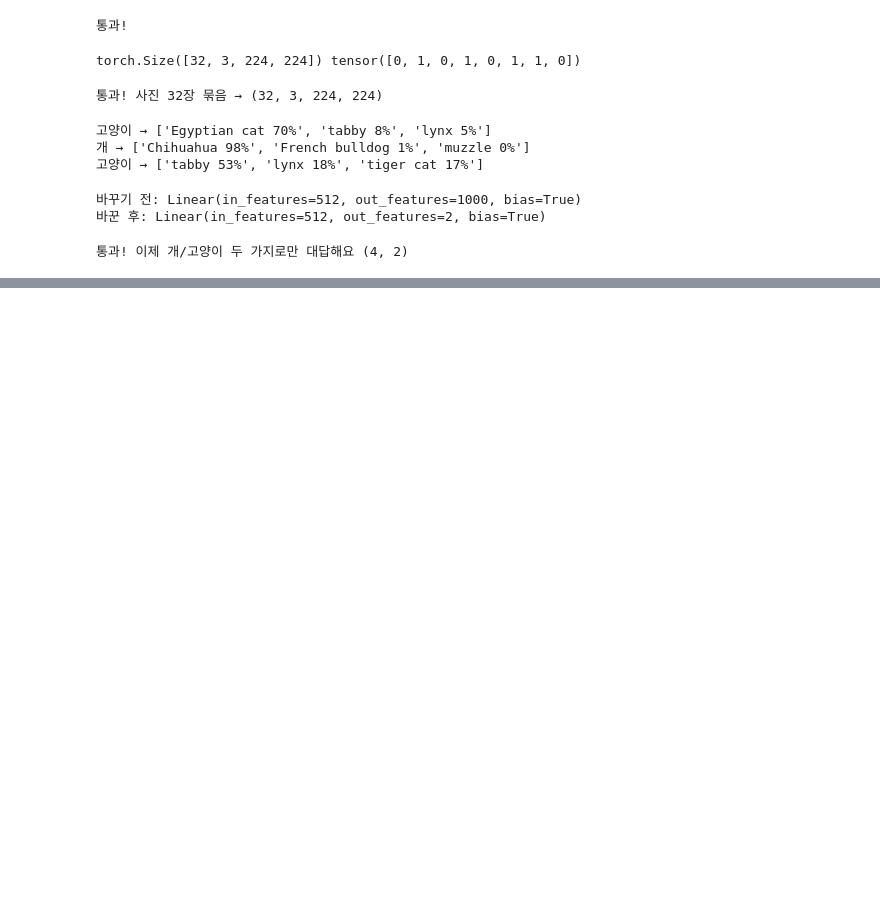
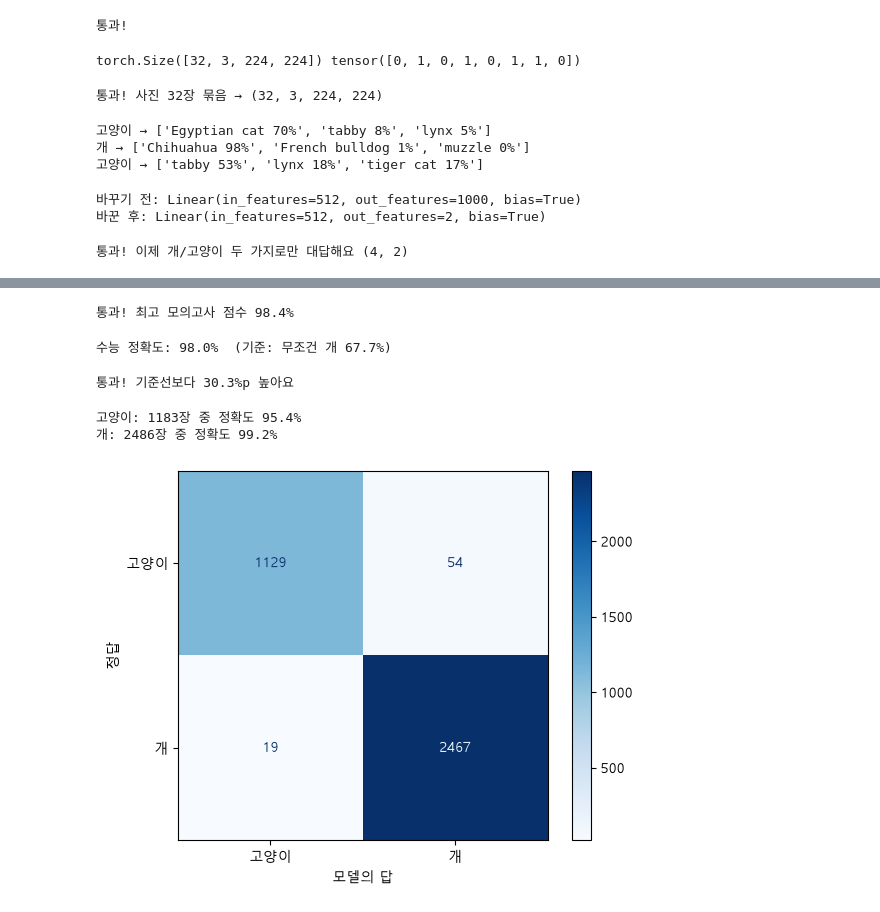
Before and after one commit to GiJung07/catdog_project, a Jupyter notebook: training/02_train.ipynb, the cells around one changed output, grey strips where cells are left out. Drawn from its saved outputs; the diff is of its cells as text; code cells hidden in the pictures; blank space fills up the shorter version.

```diff
--- a/training/02_train.ipynb
+++ b/training/02_train.ipynb
@@ -114,0 +135,12 @@ print("통과! 이제 개/고양이 두 가지로만 대답해요", tuple(out.sh
+# %%
+def evaluate(loader):
+    model.eval()                             # "지금은 시험 시간"
+    correct, total = 0, 0
+    with torch.no_grad():                    # 채점할 땐 기울기 계산 안 함
+        for x, y in loader:
+            pred = model(x.to(device)).argmax(dim=1)   # 두 점수 중 큰 쪽의 번호
+            correct += (pred == y.to(device)).sum().item()
+            total += len(y)
+    return correct / total
+
+print(f"학습 전 모의고사 정확도: {evaluate(val_loader):.1%}")
@@ -114,0 +177,44 @@ print("통과! 이제 개/고양이 두 가지로만 대답해요", tuple(out.sh
+# %%
+assert best_acc > 0.9, "모의고사 90%를 넘지 못했어요. 1-1에서 얼리기·새 층 순서를 확인해 보세요"
+print(f"통과! 최고 모의고사 점수 {best_acc:.1%}")
+# %% [output]
+통과! 최고 모의고사 점수 98.4%
+# %%
+model.load_state_dict(torch.load("best.pth"))   # 최고 기록 불러오기
+test_acc = evaluate(test_loader)
+print(f"수능 정확도: {test_acc:.1%}  (기준: 무조건 개 67.7%)")
+# %% [output]
+수능 정확도: 98.0%  (기준: 무조건 개 67.7%)
+# %%
+assert test_acc > 0.677, "기준선도 못 넘었어요"
+print("통과! 기준선보다", f"{(test_acc - 0.677) * 100:.1f}%p 높아요")
+# %% [output]
+통과! 기준선보다 30.3%p 높아요
+# %%
+from sklearn.metrics import confusion_matrix, ConfusionMatrixDisplay
+import matplotlib.pyplot as plt
+plt.rcParams["font.family"] = "Malgun Gothic"
+
+# 시험용 전체의 예측과 정답 모으기
+model.eval()
+preds, labels = [], []
+with torch.no_grad():
+    for x, y in test_loader:
+        preds.append(model(x.to(device)).argmax(dim=1).cpu())
+        labels.append(y)
+preds, labels = torch.cat(preds), torch.cat(labels)
+
+# 고양이(0), 개(1) 따로 채점
+for c, name in [(0, "고양이"), (1, "개")]:
+    mask = labels == c                       # 정답이 이 동물인 사진만 고르기
+    acc = (preds[mask] == c).float().mean().item()
+    print(f"{name}: {mask.sum().item()}장 중 정확도 {acc:.1%}")
+
+cm = confusion_matrix(labels, preds)
+ConfusionMatrixDisplay(cm, display_labels=["고양이", "개"]).plot(cmap="Blues")
+plt.xlabel("모델의 답"); plt.ylabel("정답")
+plt.show()
+# %% [output]
+고양이: 1183장 중 정확도 95.4%
+개: 2486장 중 정확도 99.2%
+[figure, added]
```
Also changed, not shown: parts of 5 cells of this notebook.
